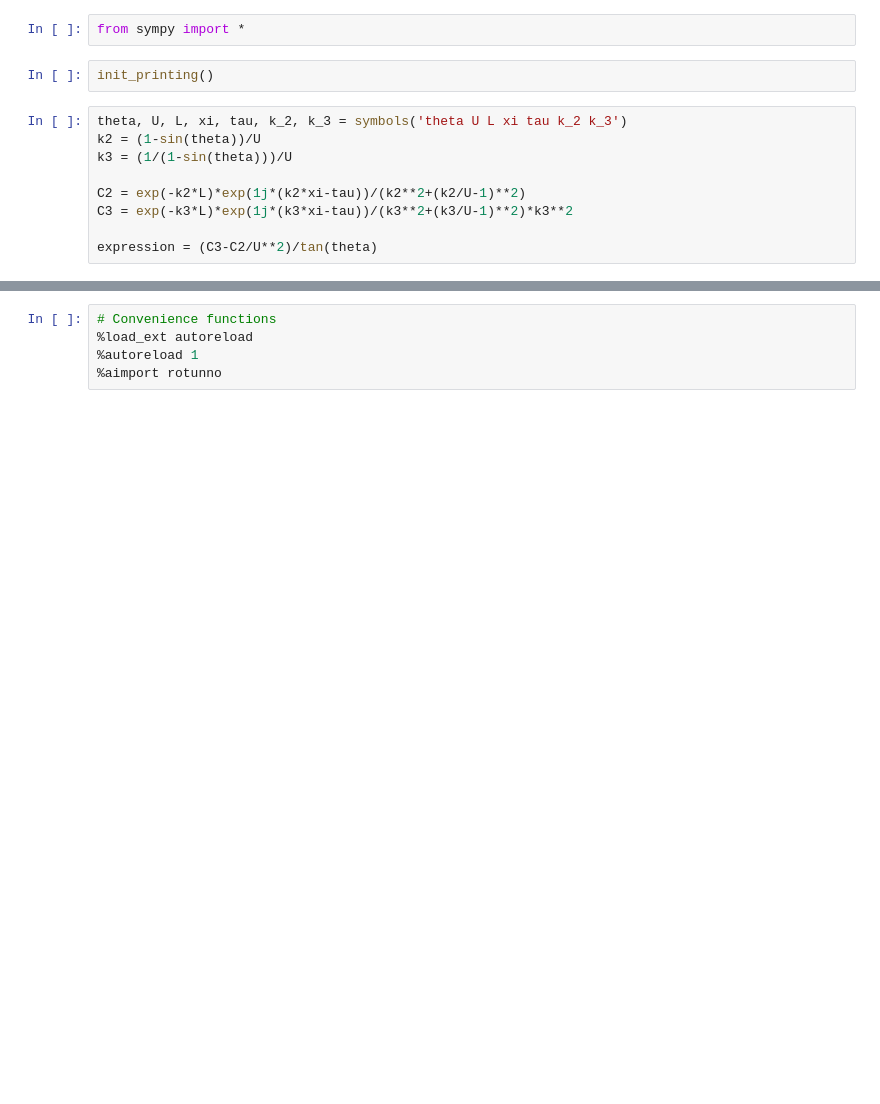
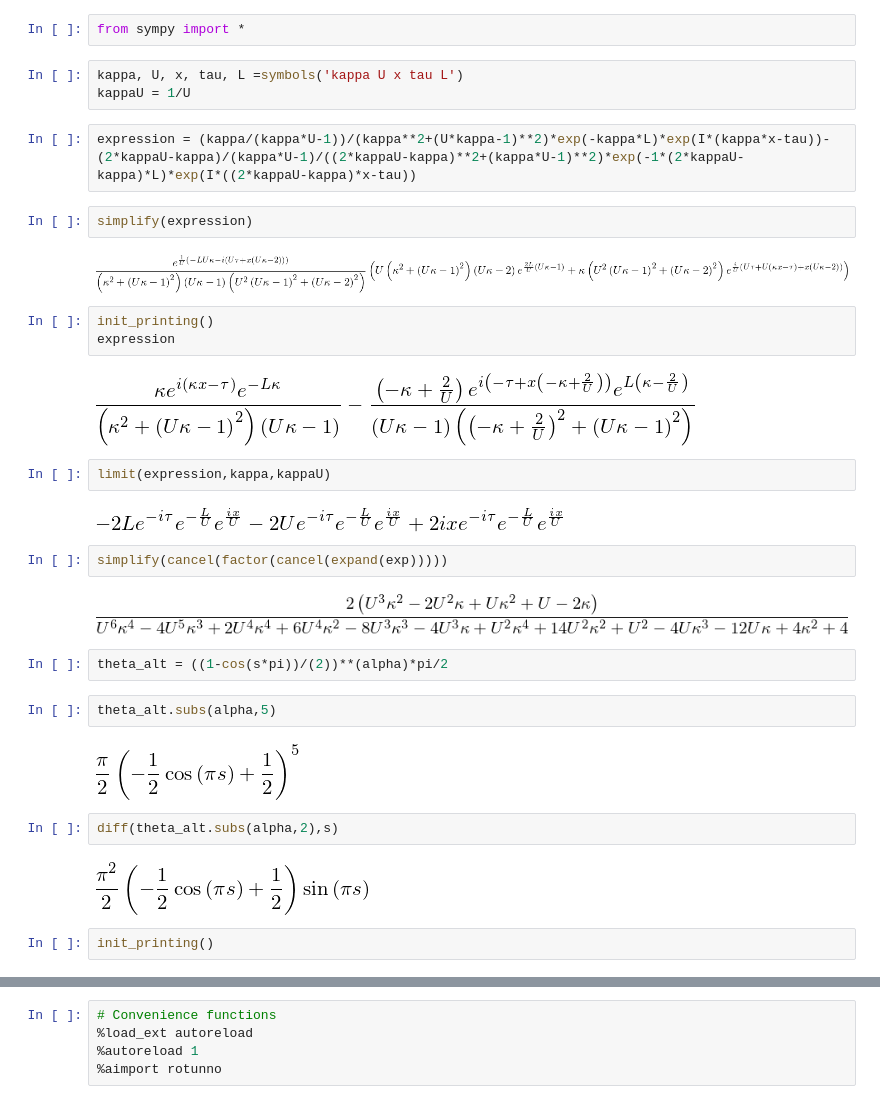
Before and after one commit to eshort0401/rotunno83, a Jupyter notebook: python_scripts/rotunno83.ipynb, the cells around one changed output, grey strips where cells are left out. Drawn from its saved outputs; the diff is of its cells as text; blank space fills up the shorter version.

```diff
--- a/python_scripts/rotunno83.ipynb
+++ b/python_scripts/rotunno83.ipynb
@@ -14,14 +14,37 @@ import qian_helpers
 import rotunno_helpers
 # %%
 from sympy import *
+# %%
+kappa, U, x, tau, L =symbols('kappa U x tau L')
+kappaU = 1/U
+# %%
+expression = (kappa/(kappa*U-1))/(kappa**2+(U*kappa-1)**2)*exp(-kappa*L)*exp(I*(kappa*x-tau))-(2*kappaU-kappa)/(kappa*U-1)/((2*kappaU-kappa)**2+(kappa*U-1)**2)*exp(-1*(2*kappaU-kappa)*L)*exp(I*((2*kappaU-kappa)*x-tau))
+# %%
+simplify(expression)
+# %% [output]
+[figure, added]
+# %%
+init_printing()
+expression
+# %% [output]
+[figure, added]
+# %%
+limit(expression,kappa,kappaU)
+# %% [output]
+[figure, added]
+# %%
+simplify(cancel(factor(cancel(expand(exp)))))
+# %% [output]
+[figure, added]
+# %%
+theta_alt = ((1-cos(s*pi))/(2))**(alpha)*pi/2
+# %%
+theta_alt.subs(alpha,5)
+# %% [output]
+[figure, added]
+# %%
+diff(theta_alt.subs(alpha,2),s)
+# %% [output]
+[figure, added]
 # %%
 init_printing()
-# %%
-theta, U, L, xi, tau, k_2, k_3 = symbols('theta U L xi tau k_2 k_3')
-k2 = (1-sin(theta))/U
-k3 = (1/(1-sin(theta)))/U
-
-C2 = exp(-k2*L)*exp(1j*(k2*xi-tau))/(k2**2+(k2/U-1)**2)
-C3 = exp(-k3*L)*exp(1j*(k3*xi-tau))/(k3**2+(k3/U-1)**2)*k3**2
-
-expression = (C3-C2/U**2)/tan(theta)
```
Also changed, not shown: parts of 39 cells of this notebook.
